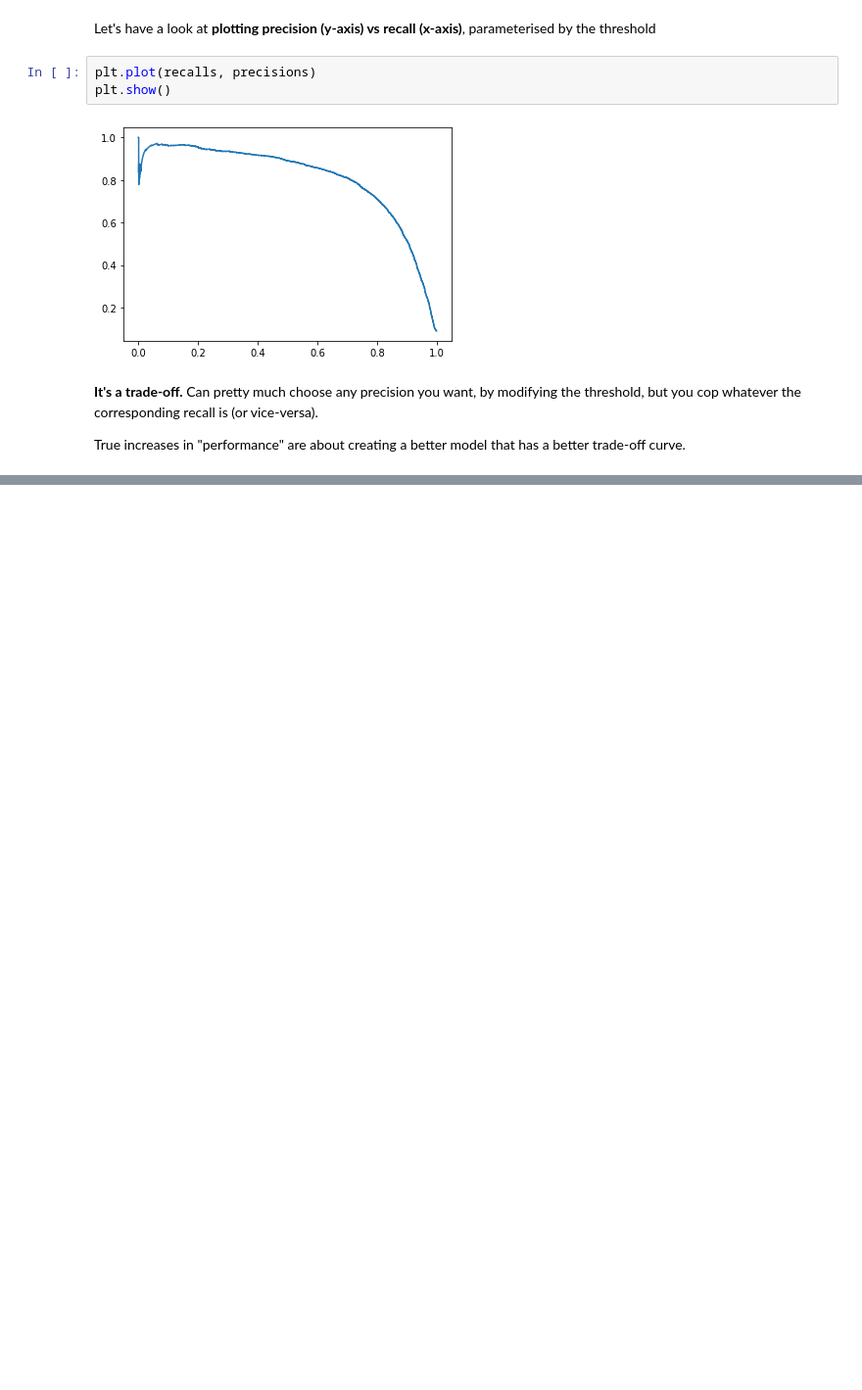
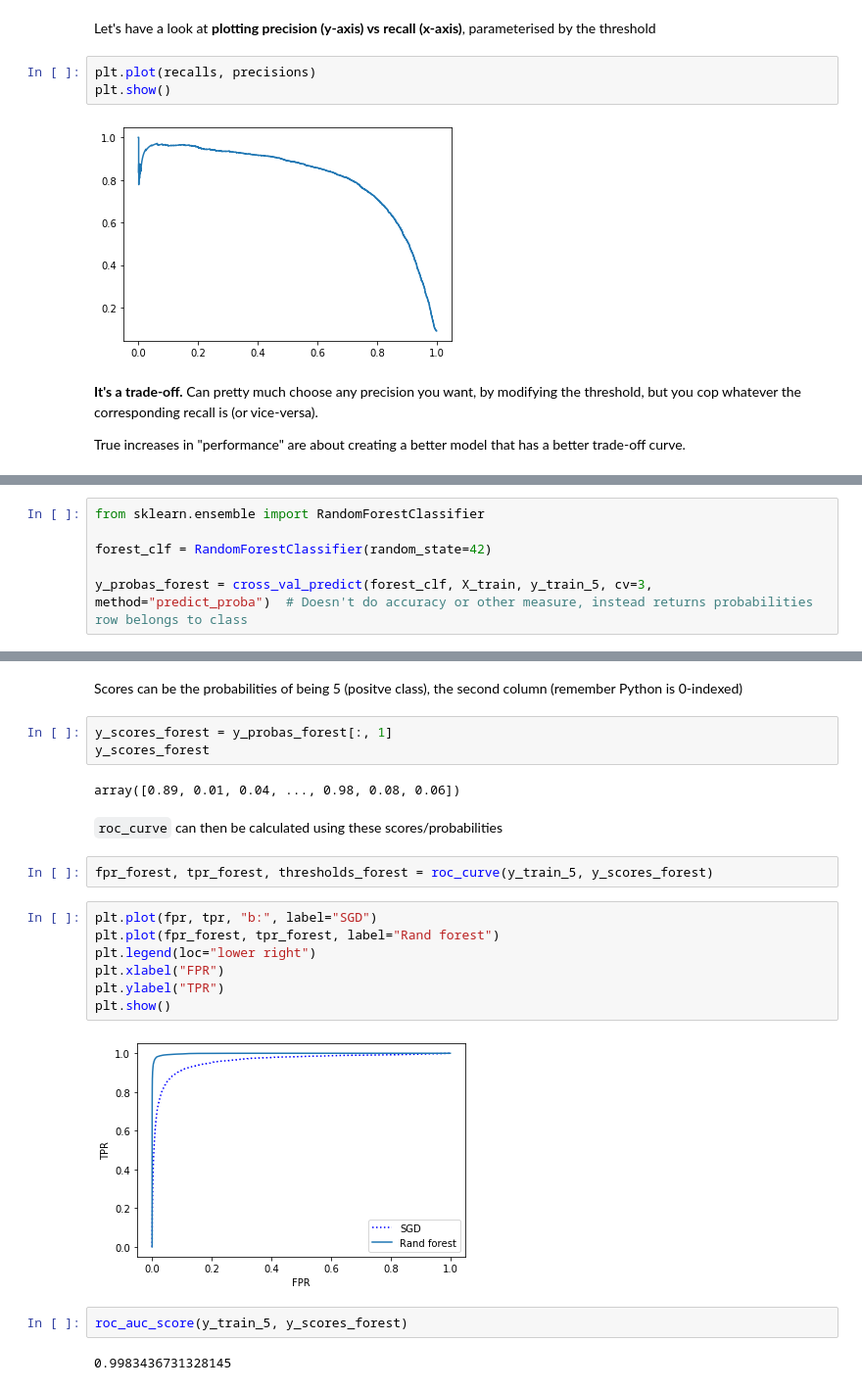
Before and after one commit to jarvisrob/hands-on-ml-book, a Jupyter notebook: Classification.ipynb, the cells around one changed output, grey strips where cells are left out. Shown at 98% size. Saved outputs shown, nothing was run; the diff lists cells and outputs as text; blank space fills up the shorter version.

```diff
--- a/Classification.ipynb
+++ b/Classification.ipynb
@@ -241,0 +278,6 @@ True increases in "performance" are about creating a better model that has a bet
+# %%
+from sklearn.ensemble import RandomForestClassifier
+
+forest_clf = RandomForestClassifier(random_state=42)
+
+y_probas_forest = cross_val_predict(forest_clf, X_train, y_train_5, cv=3, method="predict_proba")  # Doesn't do accuracy or other measure, instead returns probabilities row belongs to class
@@ -241,0 +296,24 @@ True increases in "performance" are about creating a better model that has a bet
+# %% [markdown]
+Scores can be the probabilities of being 5 (positve class), the second column (remember Python is 0-indexed)
+# %%
+y_scores_forest = y_probas_forest[:, 1]
+y_scores_forest
+# %% [output]
+array([0.89, 0.01, 0.04, ..., 0.98, 0.08, 0.06])
+# %% [markdown]
+`roc_curve` can then be calculated using these scores/probabilities
+# %%
+fpr_forest, tpr_forest, thresholds_forest = roc_curve(y_train_5, y_scores_forest)
+# %%
+plt.plot(fpr, tpr, "b:", label="SGD")
+plt.plot(fpr_forest, tpr_forest, label="Rand forest")
+plt.legend(loc="lower right")
+plt.xlabel("FPR")
+plt.ylabel("TPR")
+plt.show()
+# %% [output]
+[figure, added]
+# %%
+roc_auc_score(y_train_5, y_scores_forest)
+# %% [output]
+0.9983436731328145
```
Also changed, not shown: parts of 10 cells of this notebook.
